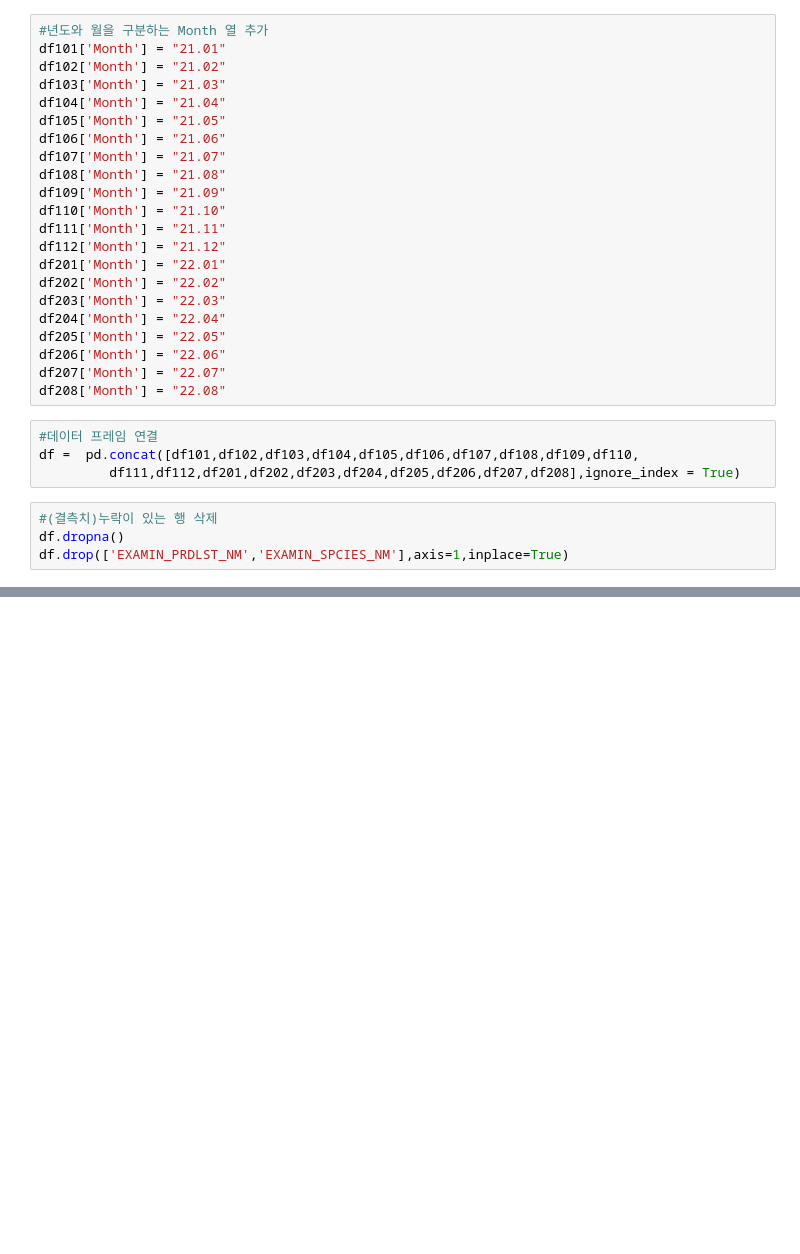
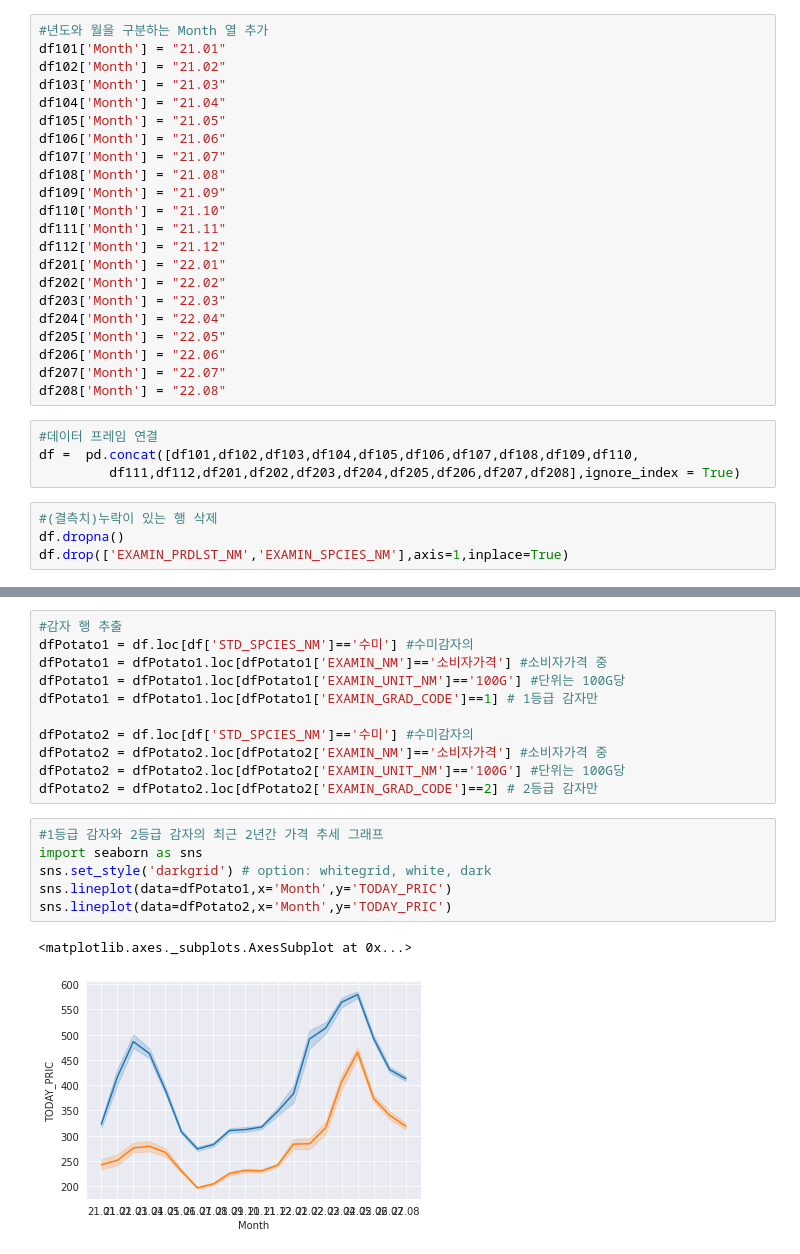
Before and after one commit to bainaryho/PotatoProject, a Jupyter notebook: BigdataProjectPotato.ipynb, the cells around one changed output, grey strips where cells are left out. Cells and saved outputs as stored; diff of their text form; blank space fills up the shorter version.

```diff
--- a/BigdataProjectPotato.ipynb
+++ b/BigdataProjectPotato.ipynb
@@ -83,0 +66,20 @@ dfPotato
+# %%
+#감자 행 추출
+dfPotato1 = df.loc[df['STD_SPCIES_NM']=='수미'] #수미감자의
+dfPotato1 = dfPotato1.loc[dfPotato1['EXAMIN_NM']=='소비자가격'] #소비자가격 중
+dfPotato1 = dfPotato1.loc[dfPotato1['EXAMIN_UNIT_NM']=='100G'] #단위는 100G당
+dfPotato1 = dfPotato1.loc[dfPotato1['EXAMIN_GRAD_CODE']==1] # 1등급 감자만
+
+dfPotato2 = df.loc[df['STD_SPCIES_NM']=='수미'] #수미감자의
+dfPotato2 = dfPotato2.loc[dfPotato2['EXAMIN_NM']=='소비자가격'] #소비자가격 중
+dfPotato2 = dfPotato2.loc[dfPotato2['EXAMIN_UNIT_NM']=='100G'] #단위는 100G당
+dfPotato2 = dfPotato2.loc[dfPotato2['EXAMIN_GRAD_CODE']==2] # 2등급 감자만
+# %%
+#1등급 감자와 2등급 감자의 최근 2년간 가격 추세 그래프
+import seaborn as sns
+sns.set_style('darkgrid') # option: whitegrid, white, dark
+sns.lineplot(data=dfPotato1,x='Month',y='TODAY_PRIC')
+sns.lineplot(data=dfPotato2,x='Month',y='TODAY_PRIC')
+# %% [output]
+<matplotlib.axes._subplots.AxesSubplot at 0x...>
+[figure, added]
```
Also changed, not shown: parts of 1 cell of this notebook, 2 other files.
